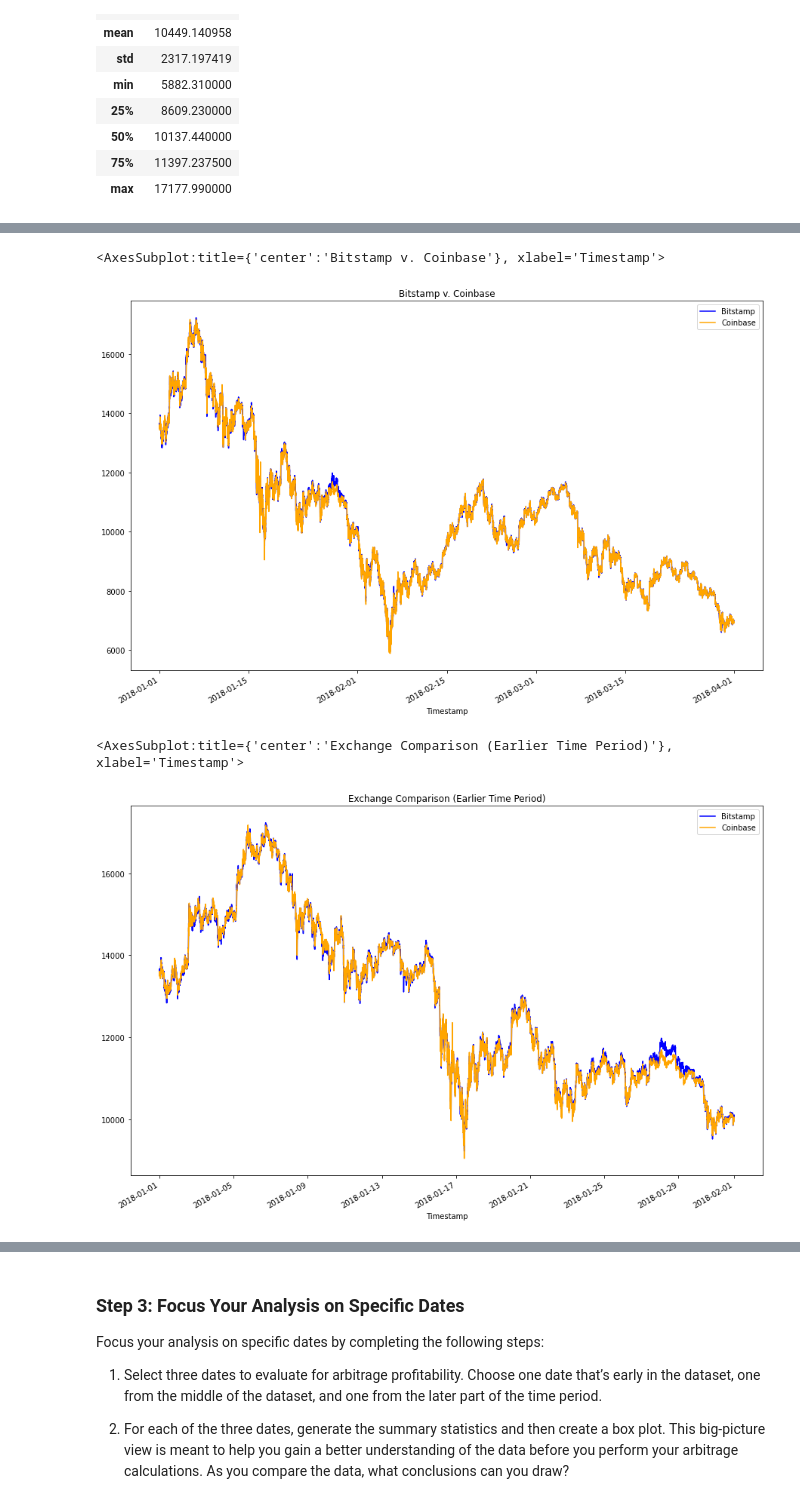
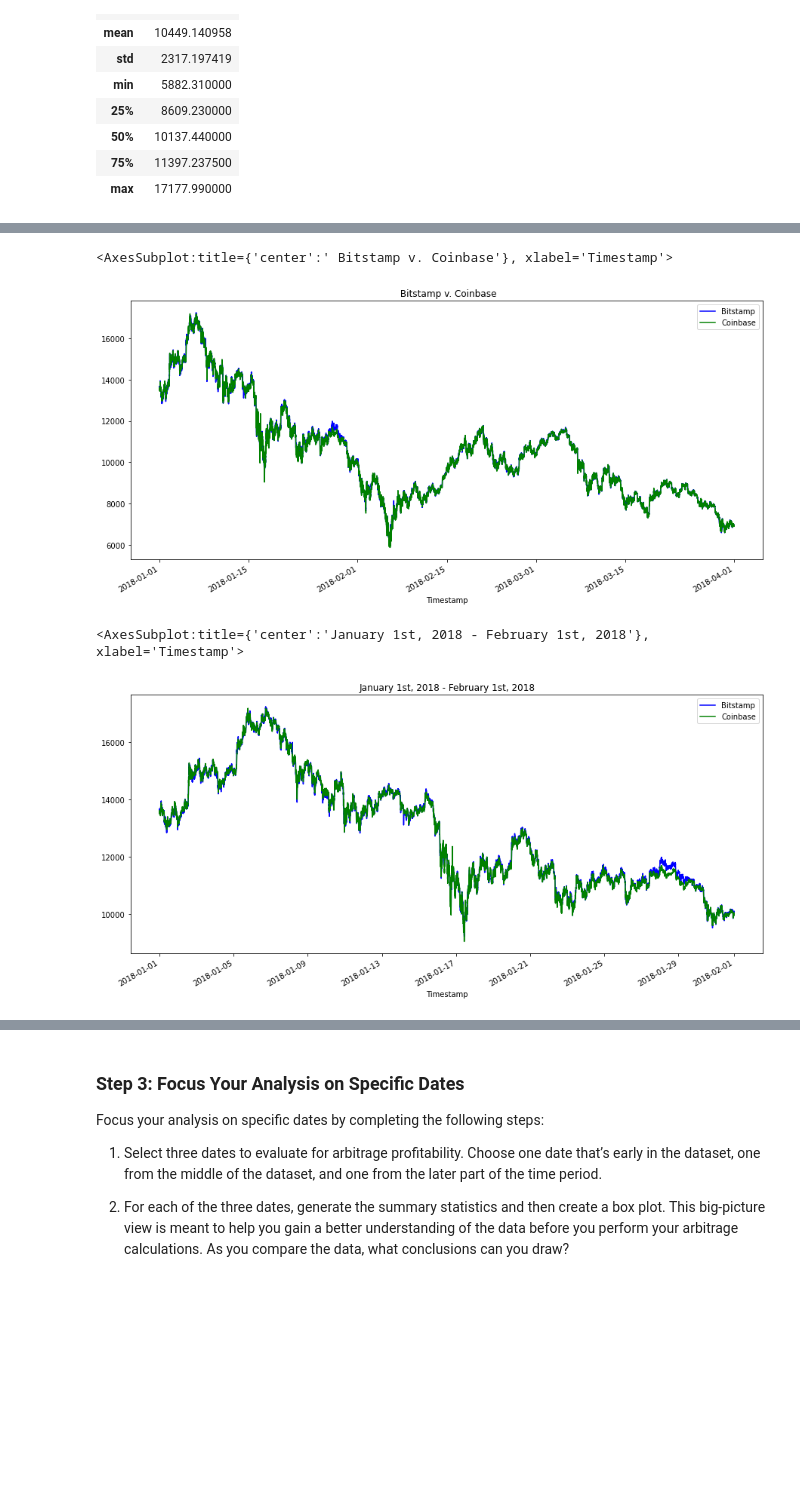
Before and after one commit to BrownTD/Crypto-Arbitrage-Bitcoin-Coinbase, a Jupyter notebook: Module_3_Challenge.ipynb, the cells around one changed output, grey strips where cells are left out. Cells and saved outputs as stored; diff of their text form; code cells hidden in the pictures; blank space fills up the shorter version.

```diff
--- a/Module_3_Challenge.ipynb
+++ b/Module_3_Challenge.ipynb
@@ -264,19 +265,43 @@ coinbase_sliced.describe()
 # %%
 # Overlay the visualizations for the bitstamp and coinbase DataFrames in one plot
 # The plot should visualize the prices over the full lenth of the dataset
 # Be sure to include the parameters: legend, figure size, title, and color and label
-# YOUR CODE HERE
+bitstamp_sliced["Close"].plot(
+    legend=True,
+    figsize=(15,7),
+    title=" Bitstamp v. Coinbase",
+    color="blue",
+    label="Bitstamp"
+)
+coinbase_sliced["Close"].plot(
+    legend=True,
+    figsize=(15,7),
+    color="green",
+    label= "Coinbase"
+)
 # %% [output]
-<AxesSubplot:title={'center':'Bitstamp v. Coinbase'}, xlabel='Timestamp'>
+<AxesSubplot:title={'center':' Bitstamp v. Coinbase'}, xlabel='Timestamp'>
-[figure, old version]
+[figure, new version]
 # %%
 # Using the loc and plot functions, create an overlay plot that visualizes
 # the price action of both DataFrames for a one month period early in the dataset
 # Be sure to include the parameters: legend, figure size, title, and color and label
-# YOUR CODE HERE
+bitstamp_sliced["Close"].loc["2018-01-01" : "2018-01-31"].plot(
+    legend=True,
+    figsize=(15,7),
+    title="January 1st, 2018 - February 1st, 2018",
+    color="blue",
+    label="Bitstamp"
+)
+coinbase_sliced["Close"].loc["2018-01-01" : "2018-01-31"].plot(
+    legend=True,
+    figsize=(15,7),
+    color="green",
+    label= "Coinbase"
+)
 # %% [output]
-<AxesSubplot:title={'center':'Exchange Comparison (Earlier Time Period)'}, xlabel='Timestamp'>
+<AxesSubplot:title={'center':'January 1st, 2018 - February 1st, 2018'}, xlabel='Timestamp'>
-[figure, old version]
+[figure, new version]
 # %%
 # Using the loc and plot functions, create an overlay plot that visualizes
 # the price action of both DataFrames for a one month period later in the dataset
```
Also changed, not shown: parts of 25 cells of this notebook.
